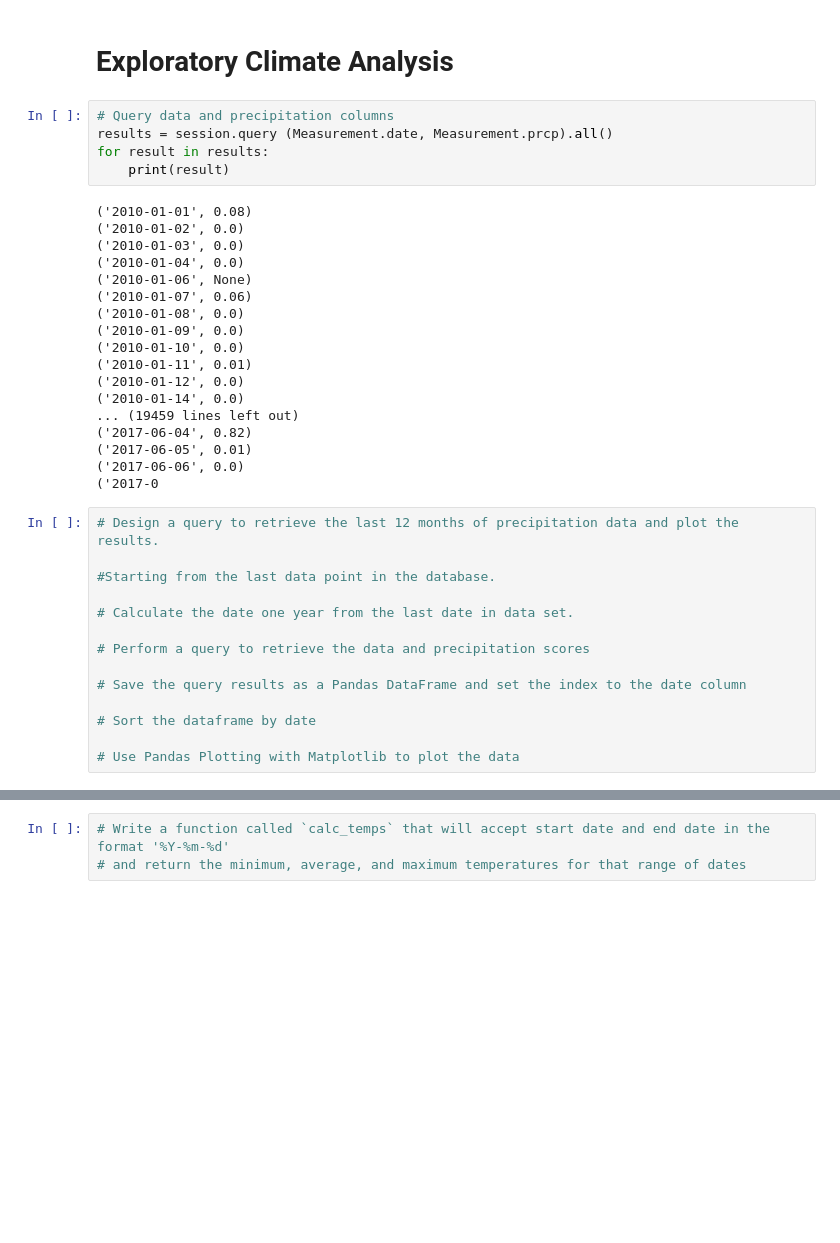
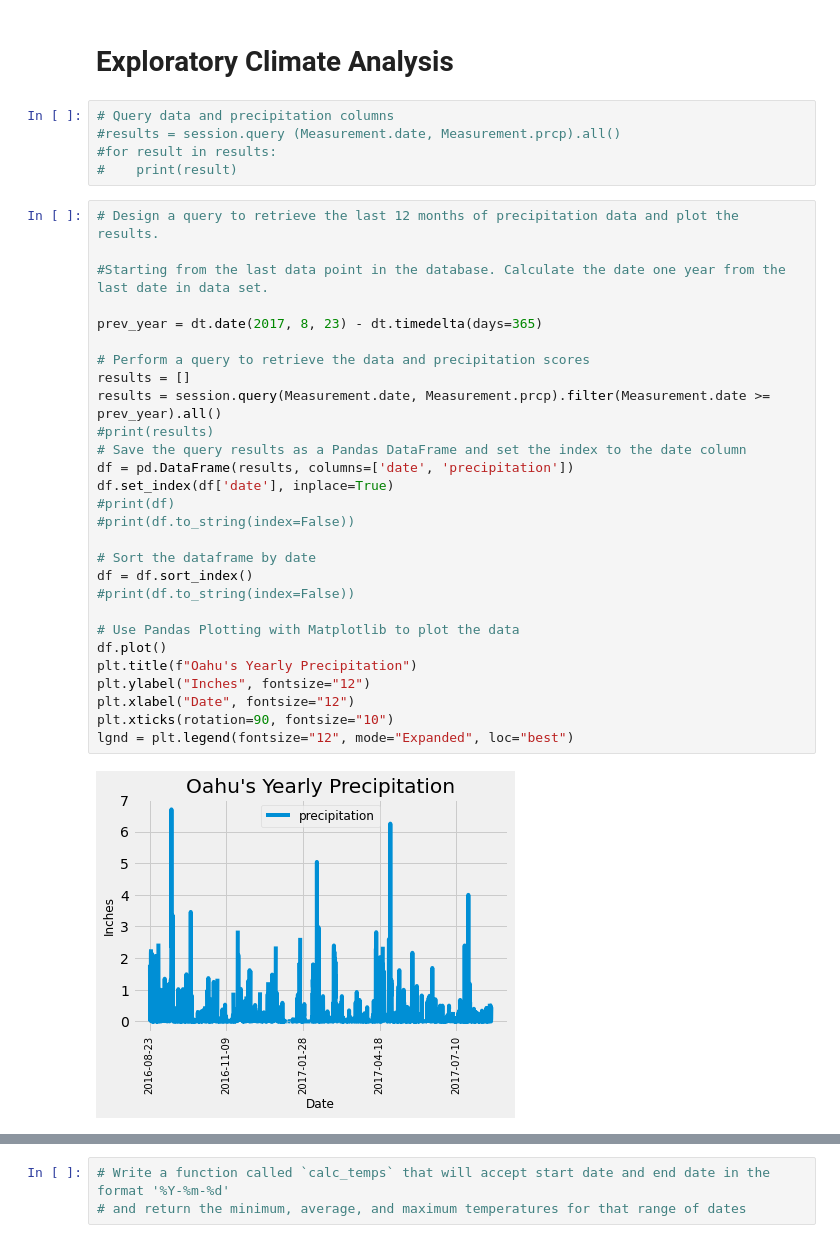
Before and after one commit to pascalegeday/Surf_Weather_Analysis, a Jupyter notebook: climate_analysis.ipynb, the cells around one changed output, grey strips where cells are left out. Saved outputs shown, nothing was run; the diff lists cells and outputs as text; blank space fills up the shorter version.

```diff
--- a/climate_analysis.ipynb
+++ b/climate_analysis.ipynb
@@ -41,40 +41,38 @@ session = Session(engine)
 # Exploratory Climate Analysis
 # %%
 # Query data and precipitation columns
-results = session.query (Measurement.date, Measurement.prcp).all()
-for result in results:
-    print(result)
+#results = session.query (Measurement.date, Measurement.prcp).all()
+#for result in results:
+#    print(result)
-# %% [output]
-('2010-01-01', 0.08)
-('2010-01-02', 0.0)
-('2010-01-03', 0.0)
-('2010-01-04', 0.0)
-('2010-01-06', None)
-('2010-01-07', 0.06)
-('2010-01-08', 0.0)
-('2010-01-09', 0.0)
-('2010-01-10', 0.0)
-('2010-01-11', 0.01)
-('2010-01-12', 0.0)
-('2010-01-14', 0.0)
-... (19459 lines left out)
-('2017-06-04', 0.82)
-('2017-06-05', 0.01)
-('2017-06-06', 0.0)
-('2017-0
 # %%
 # Design a query to retrieve the last 12 months of precipitation data and plot the results.
 
-#Starting from the last data point in the database.
+#Starting from the last data point in the database. Calculate the date one year from the last date in data set.
 
-# Calculate the date one year from the last date in data set.
+prev_year = dt.date(2017, 8, 23) - dt.timedelta(days=365)
 
 # Perform a query to retrieve the data and precipitation scores
-
+results = []
+results = session.query(Measurement.date, Measurement.prcp).filter(Measurement.date >= prev_year).all()
+#print(results)
 # Save the query results as a Pandas DataFrame and set the index to the date column
+df = pd.DataFrame(results, columns=['date', 'precipitation'])
+df.set_index(df['date'], inplace=True)
+#print(df)
+#print(df.to_string(index=False))
 
 # Sort the dataframe by date
+df = df.sort_index()
+#print(df.to_string(index=False))
 
 # Use Pandas Plotting with Matplotlib to plot the data
+df.plot()
+plt.title(f"Oahu's Yearly Precipitation")
+plt.ylabel("Inches", fontsize="12")
+plt.xlabel("Date", fontsize="12")
+plt.xticks(rotation=90, fontsize="10")
+lgnd = plt.legend(fontsize="12", mode="Expanded", loc="best")
+# %% [output]
+[figure, added]
 # %%
 # Use Pandas to calcualte the summary statistics for the precipitation data
```
Also changed, not shown: parts of 5 cells of this notebook.
